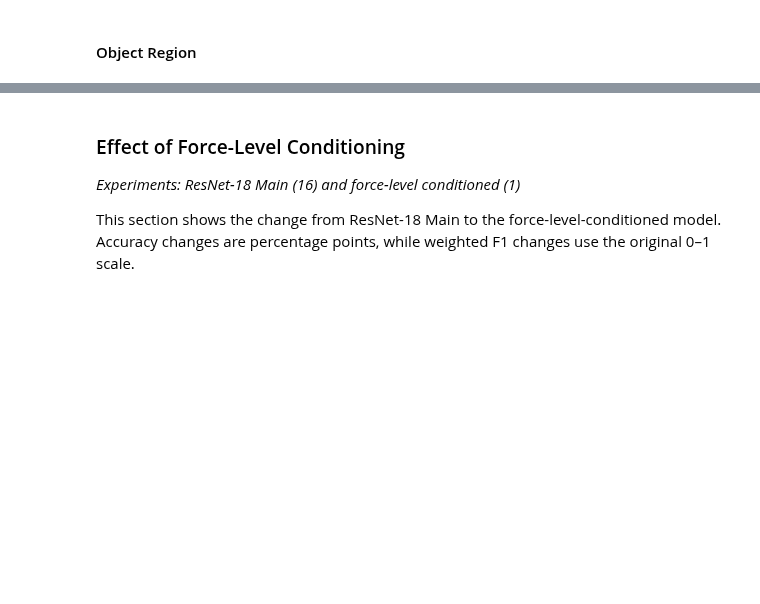
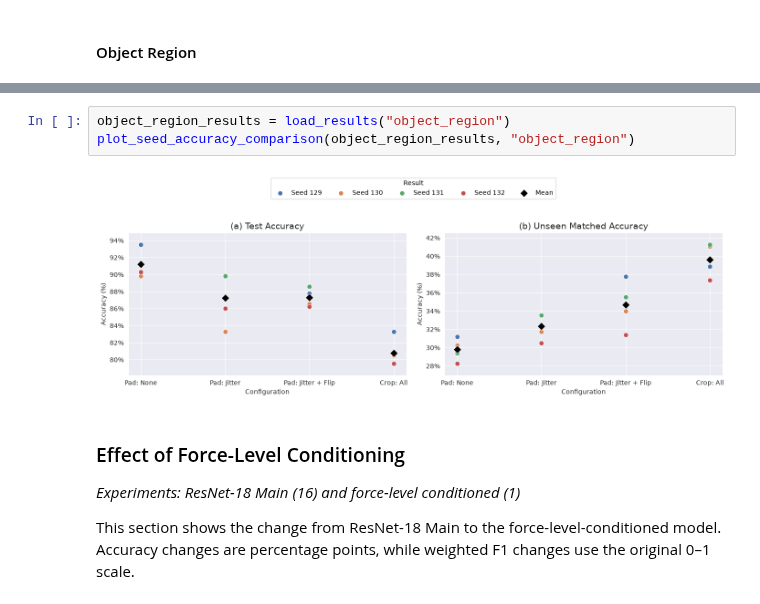
Before and after one commit to gemixin/touch-ex-results, a Jupyter notebook: notebooks/compare_experiments.ipynb, the cells around one changed output, grey strips where cells are left out. Cells and saved outputs as stored; diff of their text form; blank space fills up the shorter version.

```diff
--- a/notebooks/compare_experiments.ipynb
+++ b/notebooks/compare_experiments.ipynb
@@ -96,6 +200,11 @@ export_seed_comparison("object_region")
 | 1 | pad_flip_jitter | 4 | 87.29 | 1.10 | 0.87 | 0.01 | ... |
 | 2 | pad_jitter | 4 | 87.25 | 3.21 | 0.87 | 0.03 | ... |
 | 3 | pad_none | 4 | 91.23 | 1.64 | 0.91 | 0.02 | ... |
+# %%
+object_region_results = load_results("object_region")
+plot_seed_accuracy_comparison(object_region_results, "object_region")
+# %% [output]
+[figure, added]
 # %% [markdown]
 ### Effect of Force-Level Conditioning
 *Experiments: ResNet-18 Main (16) and force-level conditioned (1)*
```
Also changed, not shown: parts of 4 cells of this notebook, 2 other files.
